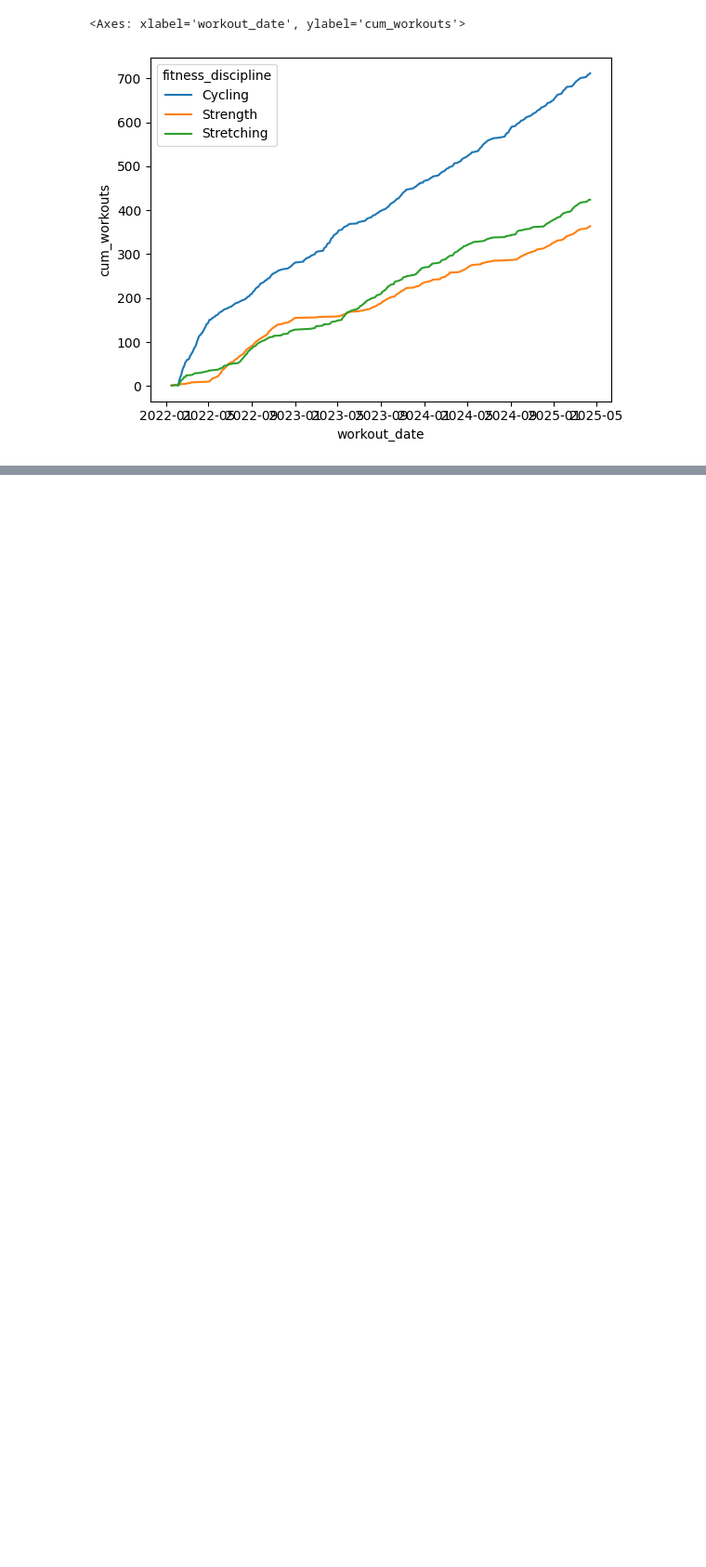
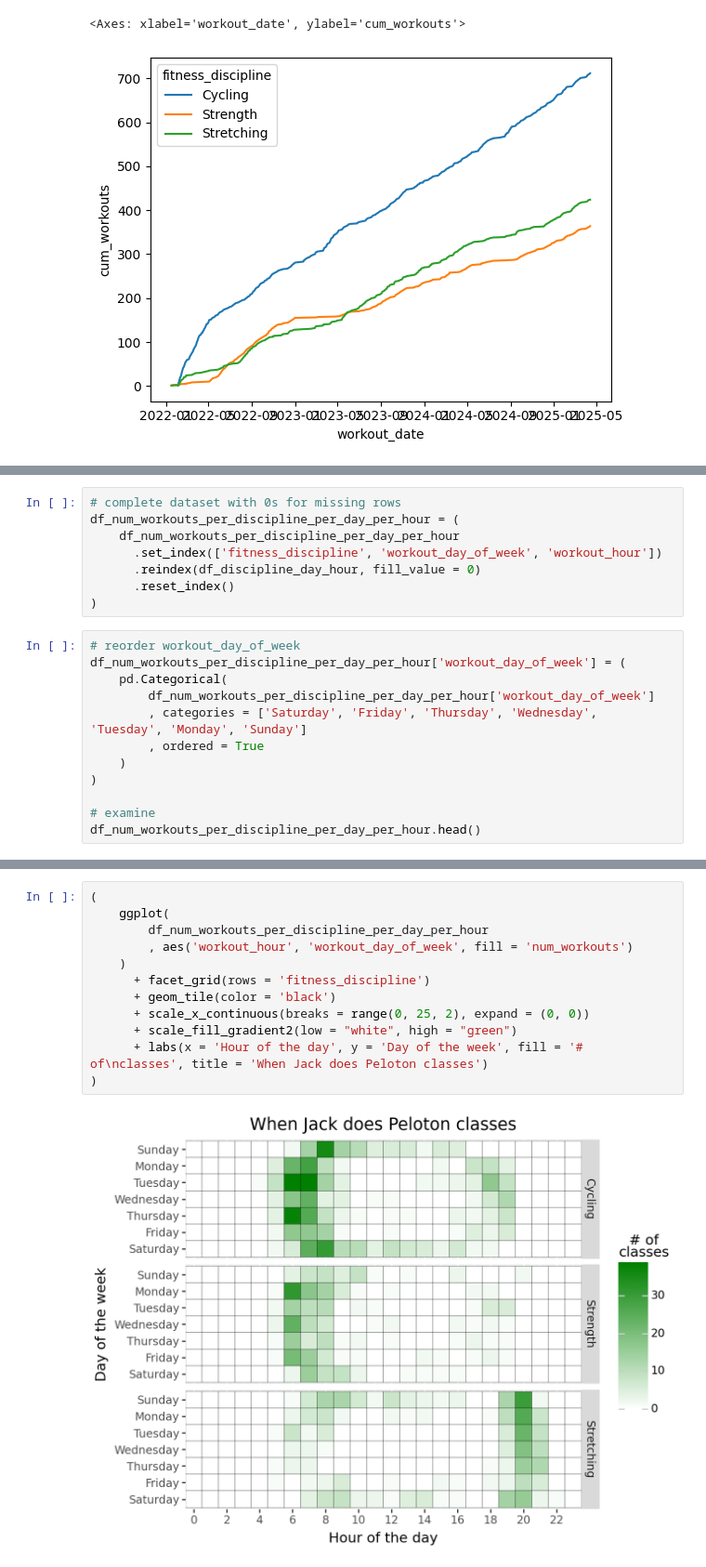
Before and after one commit to jack-cao-623/peloton_workouts, a Jupyter notebook: peloton_workouts_thru_2025_04_13.ipynb, the cells around one changed output, grey strips where cells are left out. Shown at 93% size. Cells and saved outputs as stored; diff of their text form; blank space fills up the shorter version.

Commit message:
when peloton classes happen

```diff
--- a/peloton_workouts_thru_2025_04_13.ipynb
+++ b/peloton_workouts_thru_2025_04_13.ipynb
@@ -344,0 +523,20 @@ df_date_of.head()
+# %%
+# complete dataset with 0s for missing rows
+df_num_workouts_per_discipline_per_day_per_hour = (
+    df_num_workouts_per_discipline_per_day_per_hour
+      .set_index(['fitness_discipline', 'workout_day_of_week', 'workout_hour'])
+      .reindex(df_discipline_day_hour, fill_value = 0)
+      .reset_index()
+)
+# %%
+# reorder workout_day_of_week
+df_num_workouts_per_discipline_per_day_per_hour['workout_day_of_week'] = (
+    pd.Categorical(
+        df_num_workouts_per_discipline_per_day_per_hour['workout_day_of_week']
+        , categories = ['Saturday', 'Friday', 'Thursday', 'Wednesday', 'Tuesday', 'Monday', 'Sunday']
+        , ordered = True
+    )
+)
+
+# examine
+df_num_workouts_per_discipline_per_day_per_hour.head()
@@ -344,0 +550,14 @@ df_date_of.head()
+# %%
+(
+    ggplot(
+        df_num_workouts_per_discipline_per_day_per_hour
+        , aes('workout_hour', 'workout_day_of_week', fill = 'num_workouts')
+    )
+      + facet_grid(rows = 'fitness_discipline')
+      + geom_tile(color = 'black')
+      + scale_x_continuous(breaks = range(0, 25, 2), expand = (0, 0))
+      + scale_fill_gradient2(low = "white", high = "green")
+      + labs(x = 'Hour of the day', y = 'Day of the week', fill = '# of\nclasses', title = 'When Jack does Peloton classes')
+)
+# %% [output]
+[figure, added]
```
Also changed, not shown: parts of 11 cells of this notebook.
